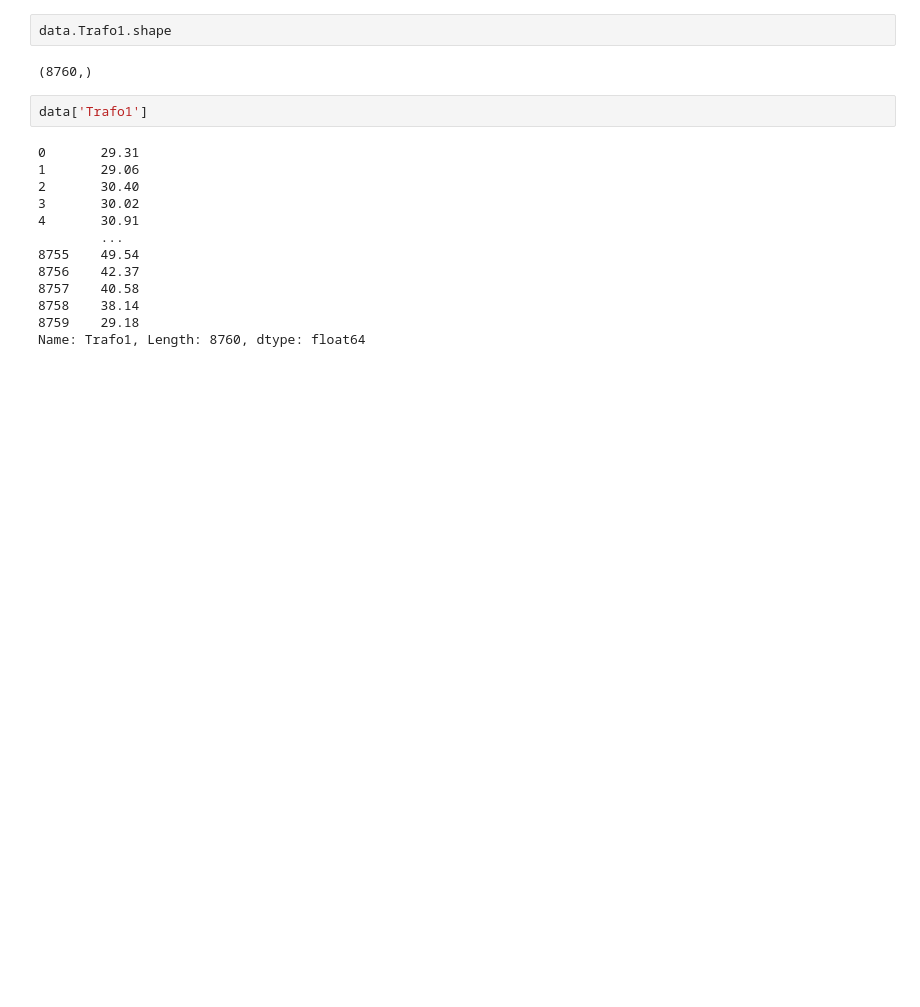
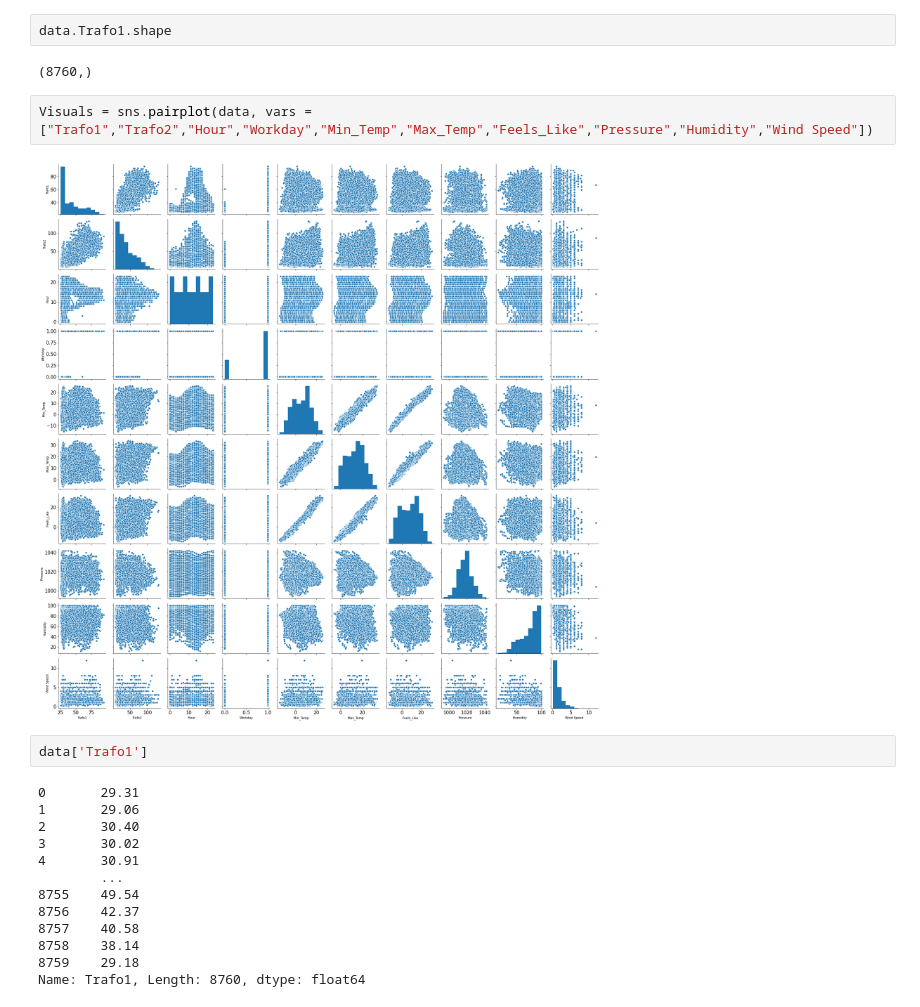
Before and after one commit to BurakCemOztarak/FH_Final_Project, a Jupyter notebook: ML_Trafo1.ipynb, the cells around one changed output. Saved outputs shown, nothing was run; the diff lists cells and outputs as text; blank space fills up the shorter version.

```diff
--- a/ML_Trafo1.ipynb
+++ b/ML_Trafo1.ipynb
@@ -51,6 +52,10 @@ print(X)
 data.Trafo1.shape
 # %% [output]
 (8760,)
+# %%
+Visuals = sns.pairplot(data, vars = ["Trafo1","Trafo2","Hour","Workday","Min_Temp","Max_Temp","Feels_Like","Pressure","Humidity","Wind Speed"])
+# %% [output]
+[figure, added]
 # %%
 data['Trafo1']
 # %% [output]
```
Also changed, not shown: parts of 6 cells of this notebook, 2 other files.
